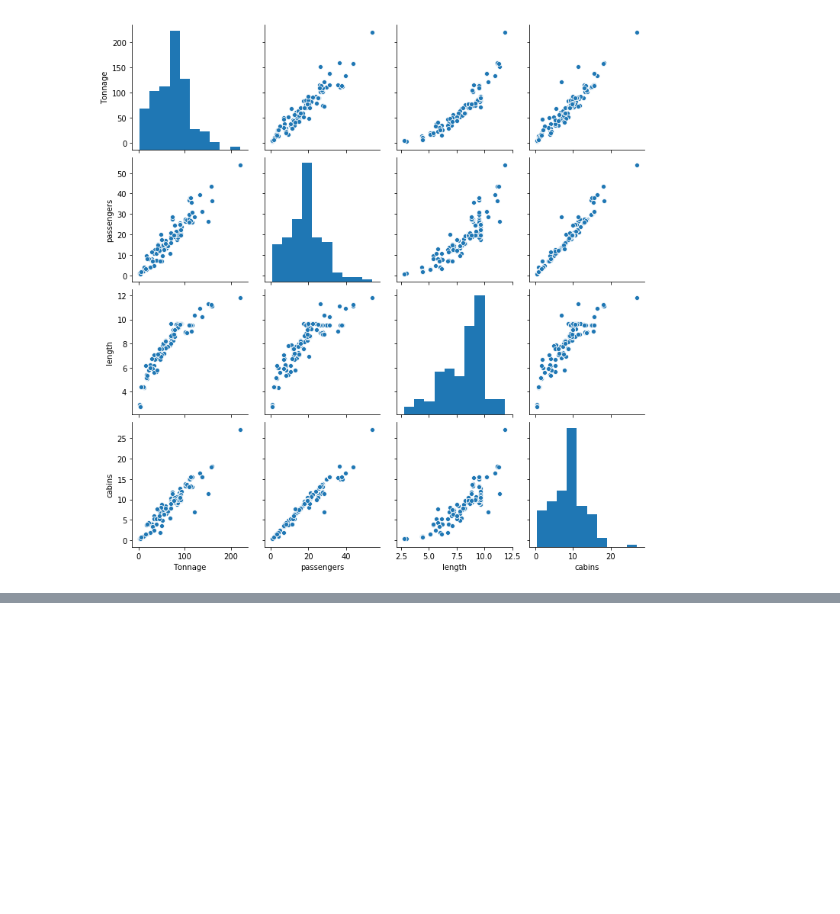
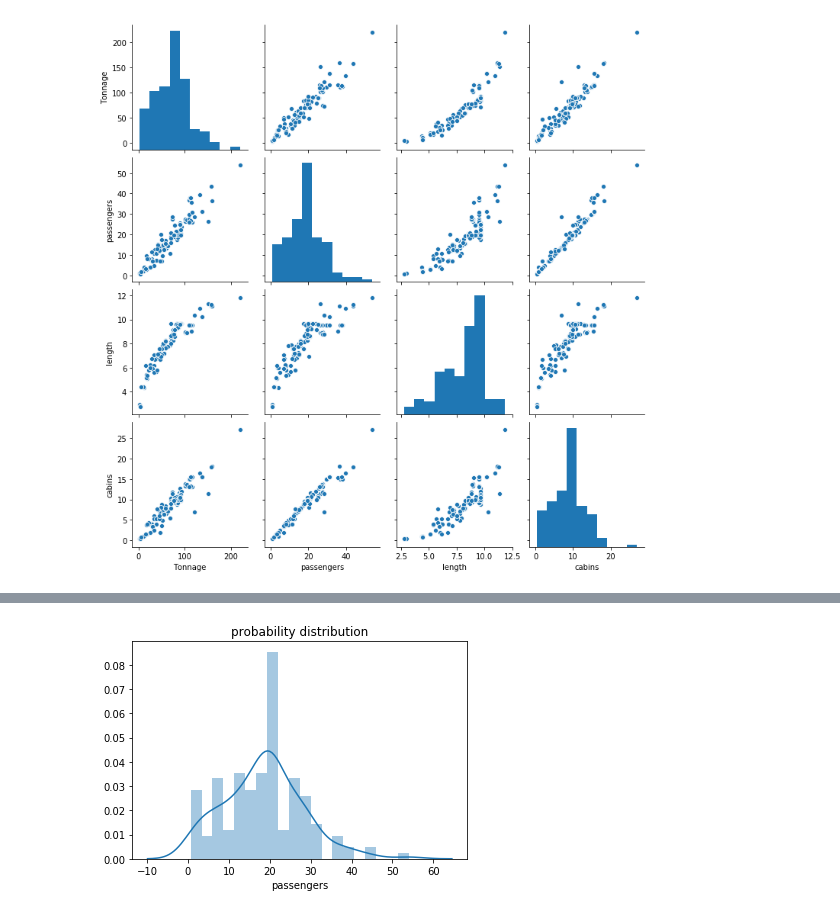
Before and after one commit to monikadelekta/Ship-Crew-Size-Recommender, a Jupyter notebook: Crew_Size_Recommender.ipynb, the cells around one changed output, grey strips where cells are left out. Cells and saved outputs as stored; diff of their text form; code cells hidden in the pictures; blank space fills up the shorter version.

```diff
--- a/Crew_Size_Recommender.ipynb
+++ b/Crew_Size_Recommender.ipynb
@@ -63,0 +79,6 @@ sns.pairplot(crew_size[columns_reduced])
+# %%
+sns.distplot(crew_size['passengers'],bins=20)
+plt.title('probability distribution')
+plt.show()
+# %% [output]
+[figure, added]
```
Also changed, not shown: parts of 4 cells of this notebook.
